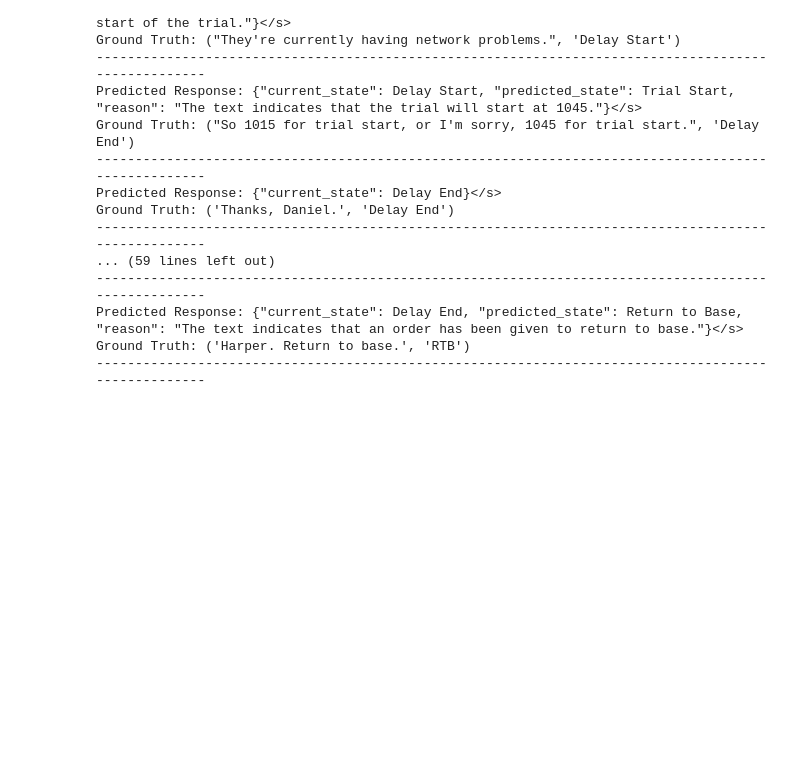
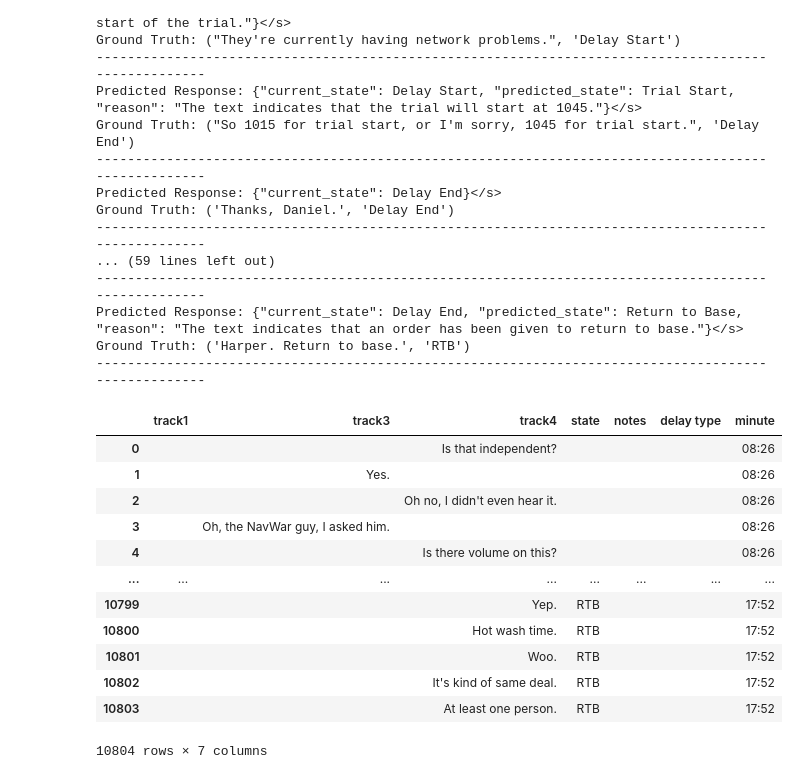
Before and after one commit to devinallen-07/uds-antx-leapfrogai, a Jupyter notebook: notebooks/ai-antx.ipynb, the cells around one changed output. Drawn from its saved outputs; the diff is of its cells as text; code cells hidden in the pictures; blank space fills up the shorter version.

Commit message:
finished data grouping script

```diff
--- a/notebooks/ai-antx.ipynb
+++ b/notebooks/ai-antx.ipynb
@@ -78,3 +82,5 @@ Track 4 length: 4455
+# %%
+df['time'] = pd.to_datetime(df.start).dt.time
 # %%
 unique_states = ['Trial Start', 'Delay Start', 'Delay End', 'Trial End', 'Mistrial', 'RTB']
 # %%
@@ -232,0 +241,41 @@ Ground Truth: ('Harper. Return to base.', 'RTB')
+# %%
+def wrangle_initial_df(data_path: str,
+                       group_column: str='start',
+                       fill_state: bool=True
+                       ) -> pd.DataFrame:
+
+    df = pd.read_csv(data_path)
+
+    #drop track2 which is blank
+    df.drop('track2', axis=1, inplace=True)
+
+    #replace NaNs with empty string value
+    if fill_state:
+        df['state'] = df['state'].ffill()
+    df.fillna(value='', inplace=True)
+
+    #create minute column for grouping data
+    df['minute'] = pd.to_datetime(df[group_column]).dt.time
+    df['minute'] = df['minute'].apply(lambda x: x.strftime('%H:%M'))
+
+    #remove uneeded columns
+    df.drop(['start', 'end'], axis=1, inplace=True)
+    return df
+# %%
+temp = wrangle_initial_df(data_path, fill_state=True)
+# %%
+temp
+# %% [output]
+|  | track1 | track3 | track4 | state | notes | delay type | minute |
+| 0 |  |  | Is that independent? |  |  |  | 08:26 |
+| 1 |  | Yes. |  |  |  |  | 08:26 |
+| 2 |  |  | Oh no, I didn't even hear it. |  |  |  | 08:26 |
+| 3 |  | Oh, the NavWar guy, I asked him. |  |  |  |  | 08:26 |
+| 4 |  |  | Is there volume on this? |  |  |  | 08:26 |
+| ... | ... | ... | ... | ... | ... | ... | ... |
+| 10799 |  |  | Yep. | RTB |  |  | 17:52 |
+| 10800 |  |  | Hot wash time. | RTB |  |  | 17:52 |
+| 10801 |  |  | Woo. | RTB |  |  | 17:52 |
+| 10802 |  |  | It's kind of same deal. | RTB |  |  | 17:52 |
+| 10803 |  |  | At least one person. | RTB |  |  | 17:52 |
+10804 rows × 7 columns
```
Also changed, not shown: parts of 14 cells of this notebook, 1 other file.
